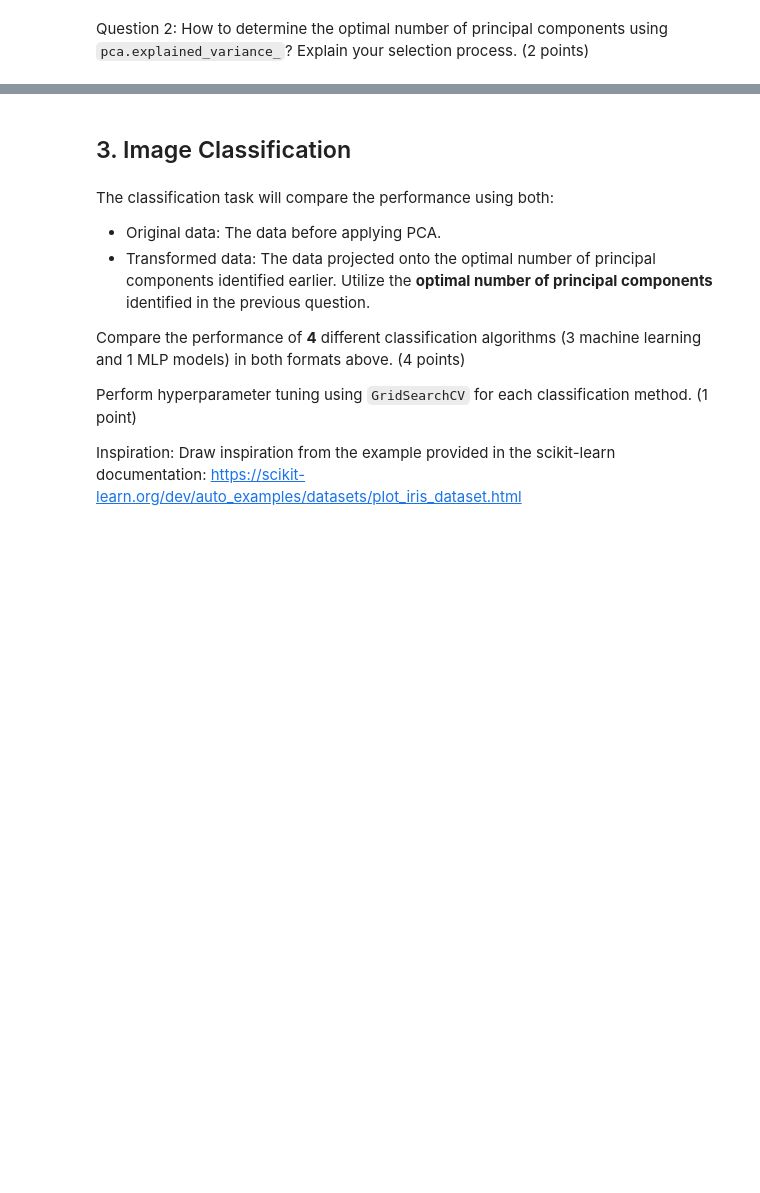
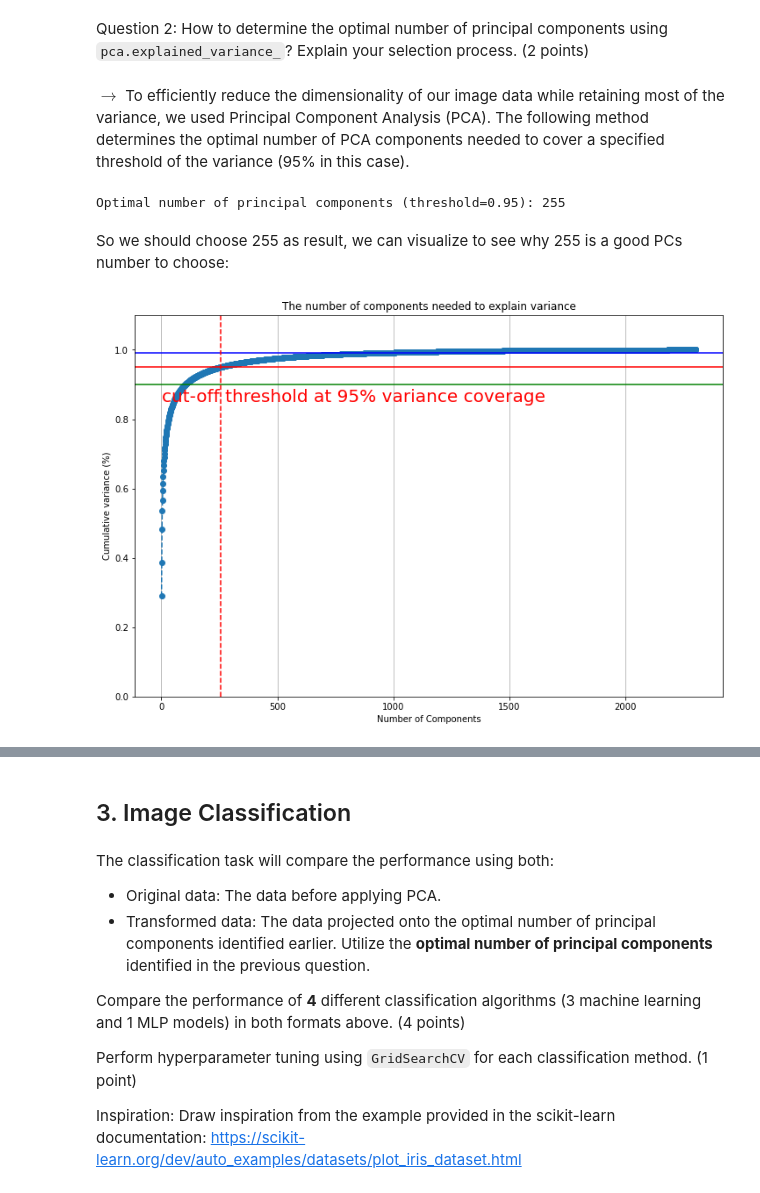
Before and after one commit to taindp98/Fundamental-ML, a Jupyter notebook: notebooks/EDA.ipynb, the cells around one changed output, grey strips where cells are left out. Drawn from its saved outputs; the diff is of its cells as text; code cells hidden in the pictures; blank space fills up the shorter version.

```diff
--- a/notebooks/EDA.ipynb
+++ b/notebooks/EDA.ipynb
@@ -84,0 +319,51 @@ Question 2: How to determine the optimal number of principal components using ``
+# %% [markdown]
+$\rightarrow$ To efficiently reduce the dimensionality of our image data while retaining most of the variance, we used Principal Component Analysis (PCA). The following method determines the optimal number of PCA components needed to cover a specified threshold of the variance (95% in this case).
+# %%
+def determine_optimal_pca_components(images: np.ndarray, threshold: float = 0.95):
+    n_samples, height, width = images.shape
+    images_flat = images.reshape(n_samples, -1)
+
+    pca = PCA()
+    pca.fit(images_flat)
+
+    # cut-off 95% variances coverages of PCA cumsum
+    cumulative_explained_variance = np.cumsum(pca.explained_variance_ratio_)
+    optimal_components = np.argmax(cumulative_explained_variance >= threshold) + 1
+
+    return cumulative_explained_variance, optimal_components
+
+cumulative_explained_variance, optimal_components = determine_optimal_pca_components(images, threshold=0.95)
+# %%
+print(f"Optimal number of principal components (threshold=0.95): {optimal_components}")
+# %% [output]
+Optimal number of principal components (threshold=0.95): 255
+# %% [markdown]
+So we should choose 255 as result, we can visualize to see why 255 is a good PCs number to choose:
+# %%
+def plot_pca_variance(cumulative_variance, optimal_pcs):
+    plt.rcParams["figure.figsize"] = (12,8)
+
+    fig, ax = plt.subplots()
+    xi = np.arange(1, len(cumulative_variance)+1, step=1)
+    y = cumulative_variance
+
+    plt.ylim(0.0,1.1)
+    plt.plot(xi, y, marker='o', linestyle='--')
+
+    plt.xlabel('Number of Components')
+    plt.ylabel('Cumulative variance (%)')
+    plt.title('The number of components needed to explain variance')
+
+    plt.axhline(y=0.90, color='g', linestyle='-')
+    plt.axhline(y=0.95, color='r', linestyle='-')
+    plt.axhline(y=0.99, color='b', linestyle='-')
+    plt.text(0.5, 0.85, 'cut-off threshold at 95% variance coverage', color = 'red', fontsize=20)
+
+
+    ax.grid(axis='x')
+    plt.axvline(x=optimal_components, color='r', linestyle='--')
+    plt.show()
+
+plot_pca_variance(cumulative_explained_variance, optimal_components)
+# %% [output]
+[figure, added]
```
Also changed, not shown: parts of 58 cells of this notebook, 2 other files.
